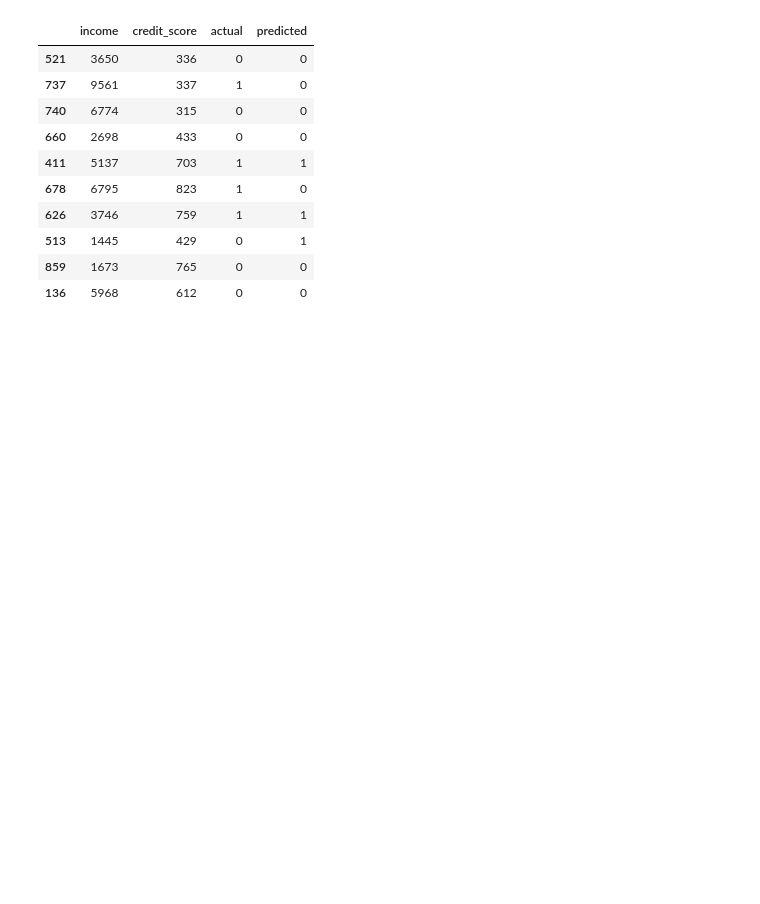
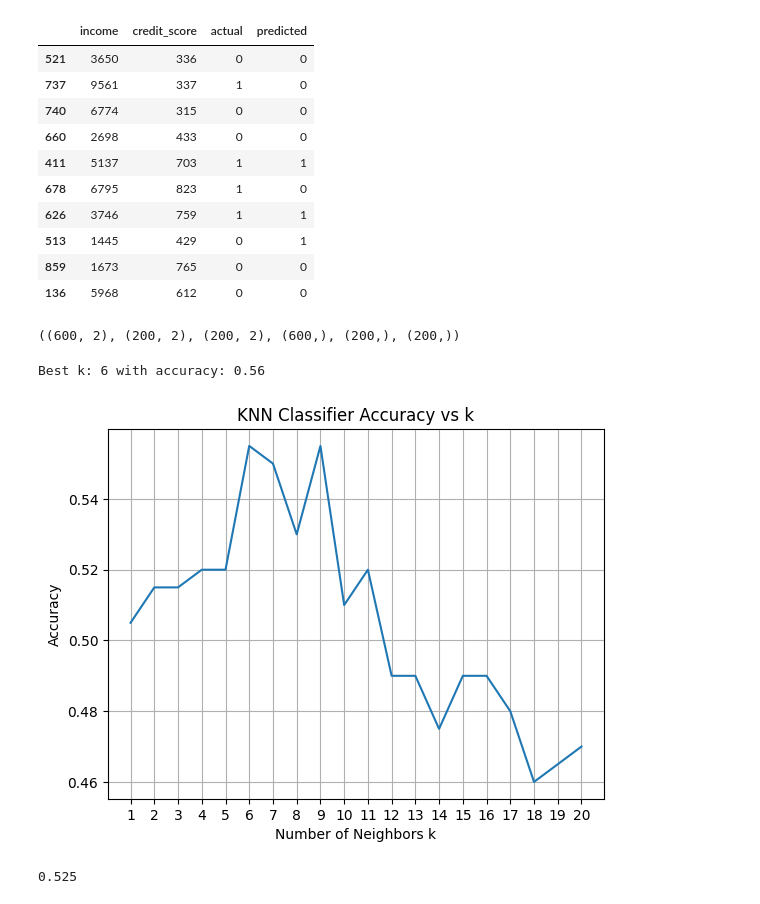
Before and after one commit to rahul8879/as_ds_course, a Jupyter notebook: Machine_learning/01_knn_basic.ipynb, the cells around one changed output. Saved outputs shown, nothing was run; the diff lists cells and outputs as text; code cells hidden in the pictures; blank space fills up the shorter version.

```diff
--- a/Machine_learning/01_knn_basic.ipynb
+++ b/Machine_learning/01_knn_basic.ipynb
@@ -76,3 +103,47 @@ pred_df.head(10)
 import pickle
 with open('knn_model.pkl', 'wb') as f:
     pickle.dump(knn, f)
+# %%
+# lets split data into three parts - training, validation and testing
+X_temp, X_test, y_temp, y_test = train_test_split(X, y, test_size=0.2, random_state=42)
+X_train, X_val, y_train, y_val = train_test_split(X_temp, y_temp, test_size=0.25, random_state=42) # 0.25 x 0.8 = 0.2
+# %%
+# checking the shape of the data
+X_train.shape, X_val.shape, X_test.shape, y_train.shape, y_val.shape, y_test.shape
+# %% [output]
+((600, 2), (200, 2), (200, 2), (600,), (200,), (200,))
+# %%
+accuracy_list = []
+# trying different values of k to find the best one
+for k in range(1, 21):
+    model = KNeighborsClassifier(n_neighbors=k)
+    model.fit(X_train, y_train)
+    accuracy = model.score(X_val, y_val)
+    accuracy_list.append((k, accuracy))
+
+# finding the best k
+best_k, best_accuracy = max(accuracy_list, key=lambda x: x[1])
+print(f"Best k: {best_k} with accuracy: {best_accuracy:.2f}")
+
+# lets plot the accuracy vs k
+import matplotlib.pyplot as plt
+k_values, accuracies = zip(*accuracy_list)
+plt.plot(k_values, accuracies)
+plt.xlabel('Number of Neighbors k')
+plt.ylabel('Accuracy')
+plt.title('KNN Classifier Accuracy vs k')
+plt.xticks(k_values)
+plt.grid()
+plt.show()
+# %% [output]
+Best k: 6 with accuracy: 0.56
+[figure, added]
+# %%
+# test the model on the test set
+knn = KNeighborsClassifier(n_neighbors=best_k)
+knn.fit(X_train, y_train)
+y_pred = knn.predict(   X_test)
+accuracy = accuracy_score(y_test, y_pred)
+accuracy
+# %% [output]
+0.525
```
Also changed, not shown: parts of 3 cells of this notebook.
